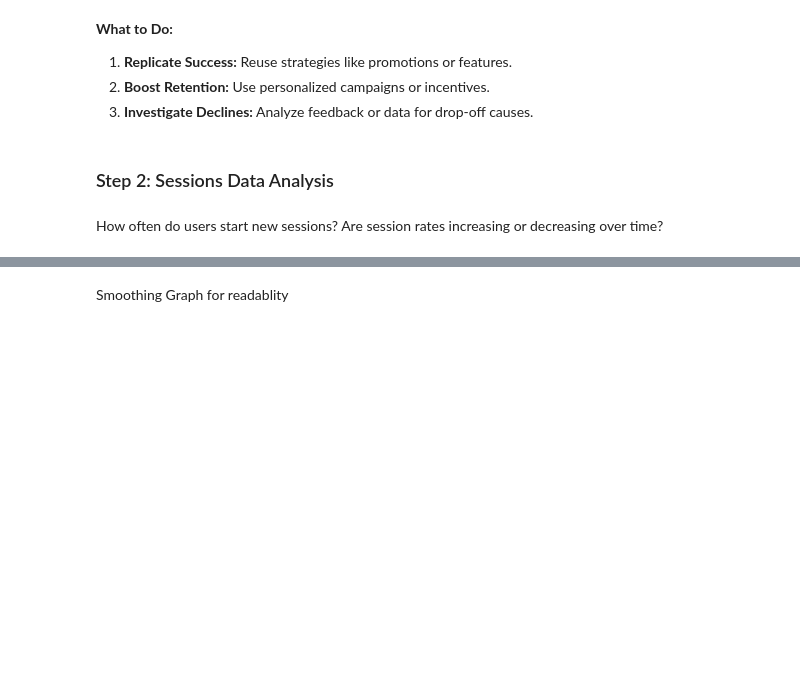
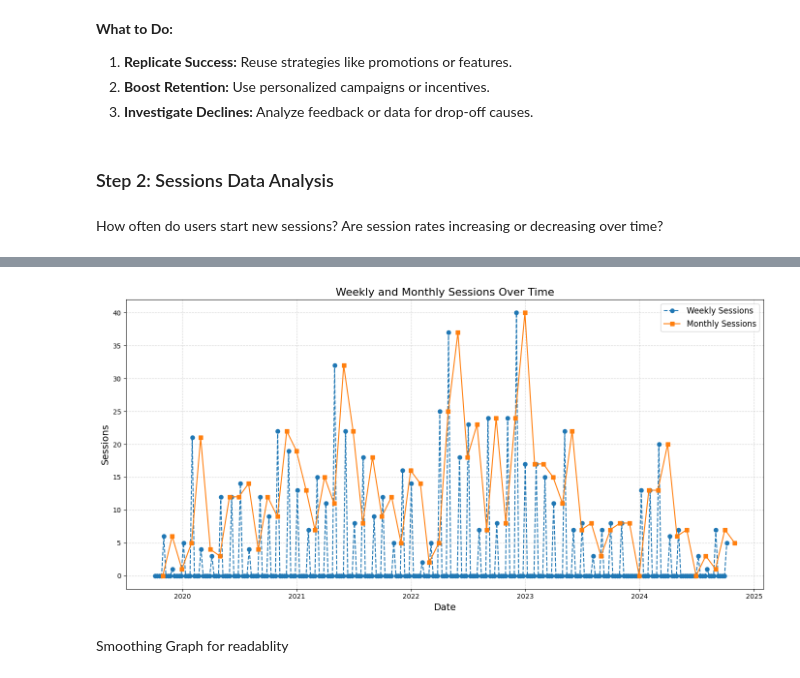
Before and after one commit to sidrajamshaid/hab-game-data-analyiss, a Jupyter notebook: Game_Engagement_Analysis_Pro.ipynb, the cells around one changed output, grey strips where cells are left out. Drawn from its saved outputs; the diff is of its cells as text; code cells hidden in the pictures; blank space fills up the shorter version.

```diff
--- a/Game_Engagement_Analysis_Pro.ipynb
+++ b/Game_Engagement_Analysis_Pro.ipynb
@@ -412,3 +370,56 @@ plt.show()
+# %%
+
+
+# Access the sessions DataFrame
+sessions = dataframes['Session']
+
+
+# Ensure the 'Date' column exists and convert it to datetime
+if 'Date' in sessions.columns:
+    sessions['Date'] = pd.to_datetime(sessions['Date'], format='%m/%d/%y', errors='coerce')  # Update format as needed
+else:
+    raise KeyError("The 'Date' column is missing in the sessions DataFrame!")
+
+# Drop rows with invalid dates (if parsing fails for some)
+sessions = sessions.dropna(subset=['Date'])
+
+
+
+# Set 'Date' as the index for resampling
+sessions.set_index('Date', inplace=True)
+
+
+
+# Resample for weekly and monthly sessions
+weekly_sessions = sessions.resample('W').sum()  # Weekly sessions
+monthly_sessions = sessions.resample('M').sum()  # Monthly sessions (month-end)
+
+
+# Plot trends
+plt.figure(figsize=(14, 7))
+
+# Plot weekly sessions
+plt.plot(weekly_sessions.index, weekly_sessions['Sessions'], label='Weekly Sessions', linestyle='--', marker='o')
+
+# Plot monthly sessions
+plt.plot(monthly_sessions.index, monthly_sessions['Sessions'], label='Monthly Sessions', linestyle='-', marker='s')
+
+# Add title and labels
+plt.title('Weekly and Monthly Sessions Over Time', fontsize=16)
+plt.xlabel('Date', fontsize=14)
+plt.ylabel('Sessions', fontsize=14)
+
+# Add gridlines and legend
+plt.grid(alpha=0.5, linestyle='--')
+plt.legend(fontsize=12)
+
+# Adjust layout for better spacing
+plt.tight_layout()
+
+# Show the plot
+plt.show()
+# %% [output]
+[figure, added]
 # %% [markdown]
 Smoothing Graph for readablity
 # %%
```
Also changed, not shown: parts of 5 cells of this notebook, 1 other file.
